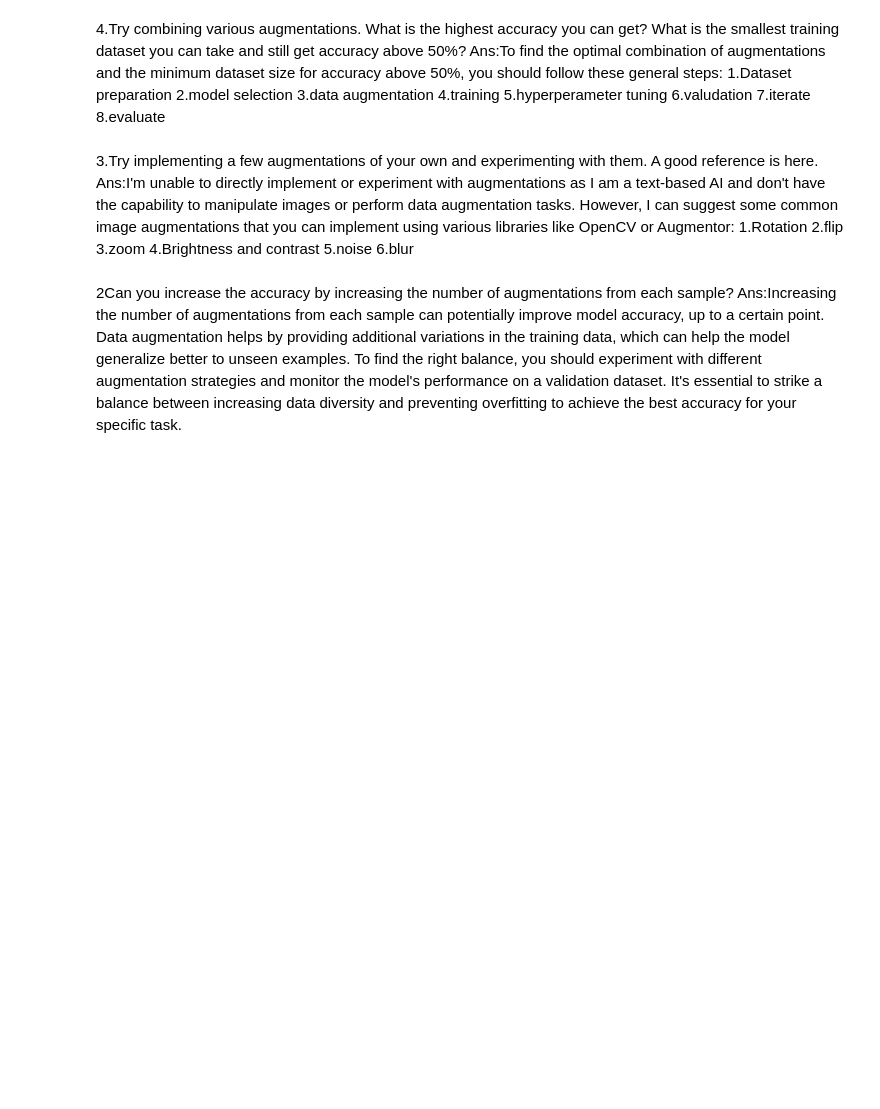
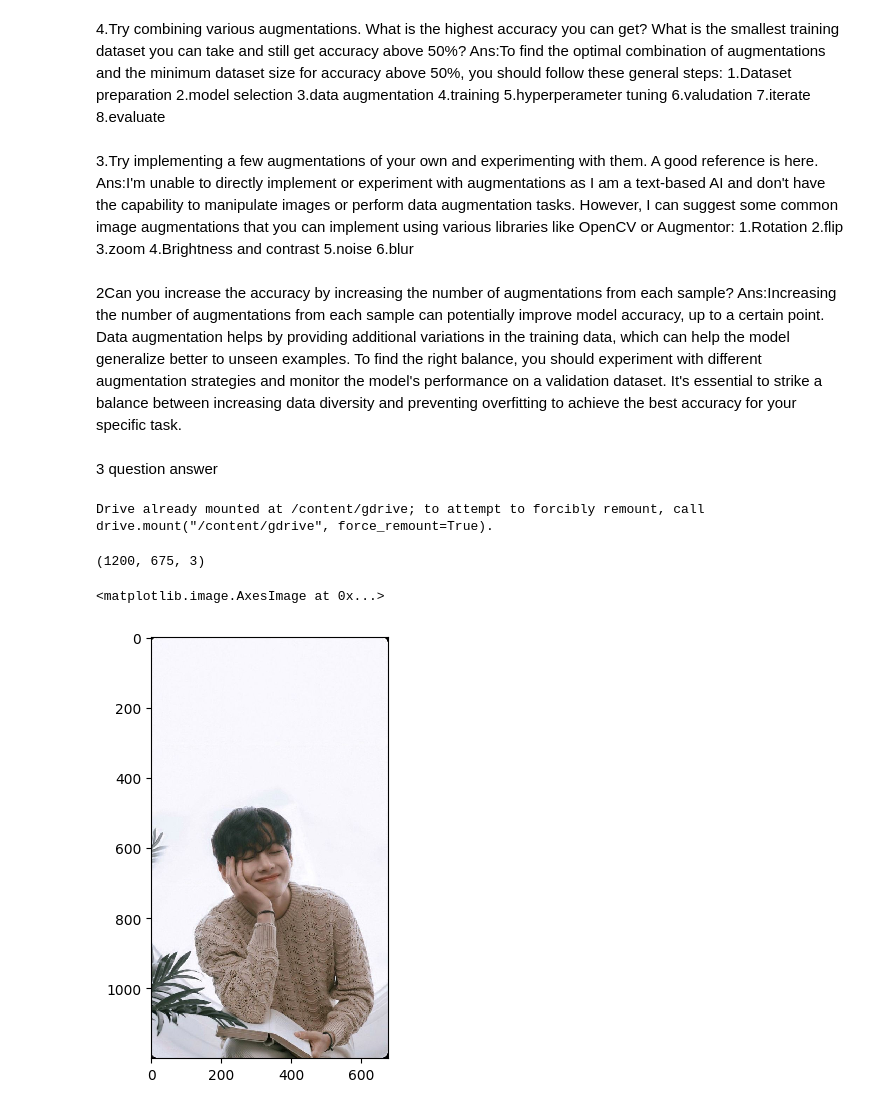
Before and after one commit to Umadevi-999/Fmml-module-lab-and-project, a Jupyter notebook: Module_01_Lab_03_Augmentation.ipynb, the cells around one changed output. Drawn from its saved outputs; the diff is of its cells as text; code cells hidden in the pictures; blank space fills up the shorter version.

```diff
--- a/Module_01_Lab_03_Augmentation.ipynb
+++ b/Module_01_Lab_03_Augmentation.ipynb
@@ -366,3 +366,20 @@ Ans:I'm unable to directly implement or experiment with augmentations as I am a
 2Can you increase the accuracy by increasing the number of augmentations from each sample?
 Ans:Increasing the number of augmentations from each sample can potentially improve model accuracy, up to a certain point. Data augmentation helps by providing additional variations in the training data, which can help the model generalize better to unseen examples.
 To find the right balance, you should experiment with different augmentation strategies and monitor the model's performance on a validation dataset. It's essential to strike a balance between increasing data diversity and preventing overfitting to achieve the best accuracy for your specific task.
+# %% [markdown]
+3 question answer
+# %%
+from google.colab import drive
+drive.mount('/content/gdrive')
+# %% [output]
+Drive already mounted at /content/gdrive; to attempt to forcibly remount, call drive.mount("/content/gdrive", force_remount=True).
+# %%
+# importing all the required libraries
+import skimage.io as io
+image=io.imread('/content/a2c72123f97b3a08b6add6f67f321fec.jpg/')
+print(image.shape)
+io.imshow(image)
+# %% [output]
+(1200, 675, 3)
+<matplotlib.image.AxesImage at 0x...>
+[figure, added]
```
Also changed, not shown: parts of 5 cells of this notebook.
